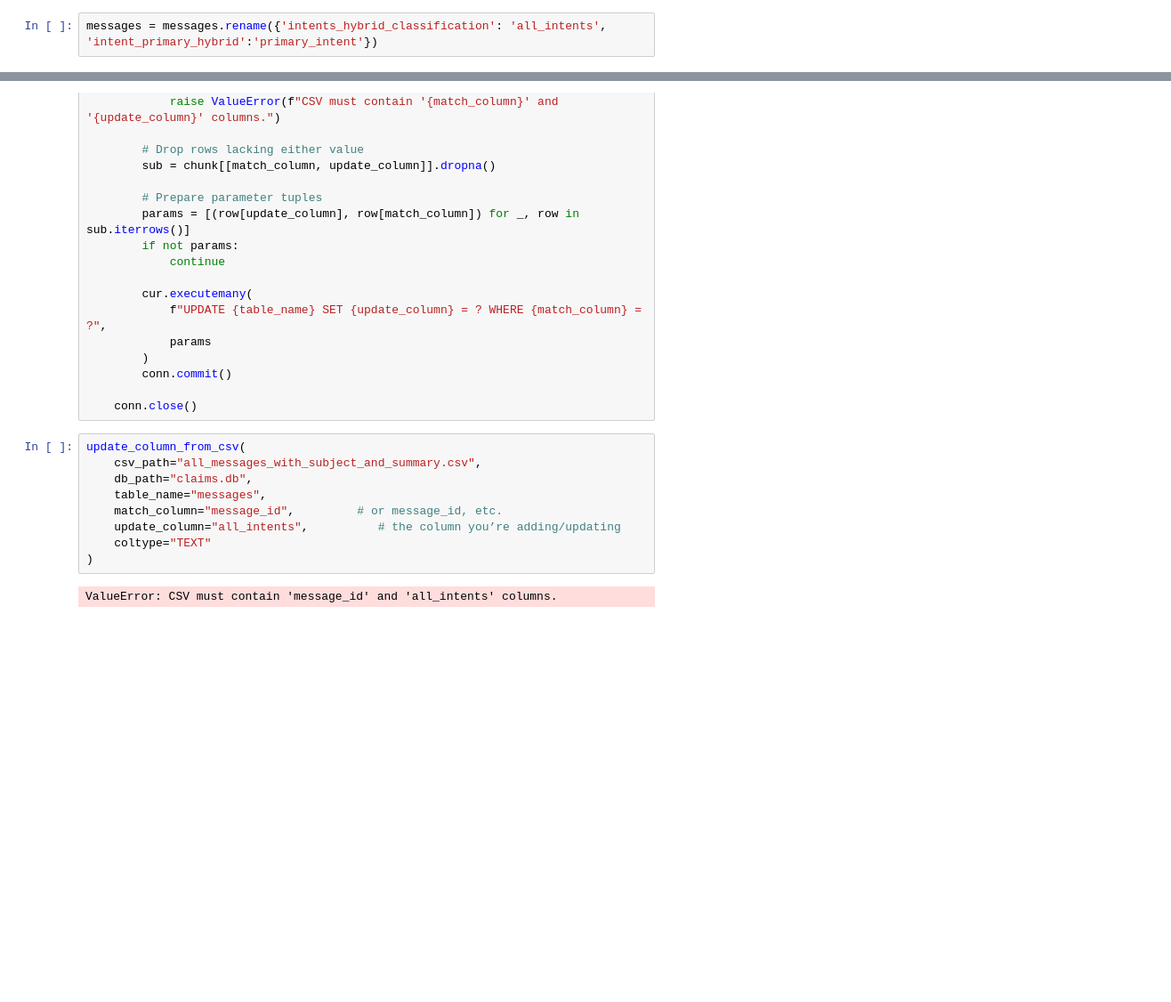
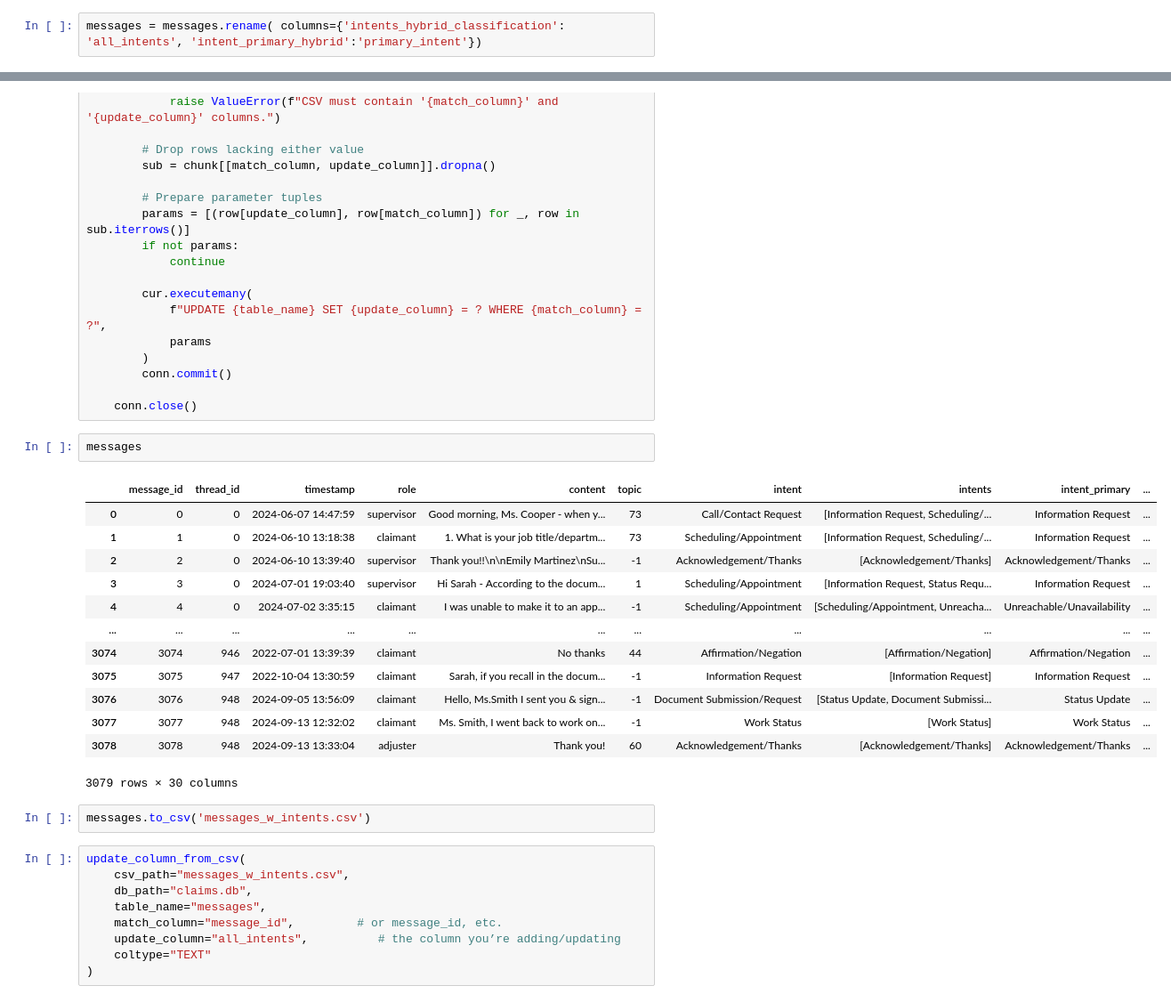
Before and after one commit to vanikanoria/Claims-Messages-to-Routing-System, a Jupyter notebook: get_intents.ipynb, the cells around one changed output, grey strips where cells are left out. Shown at 89% size. Drawn from its saved outputs; the diff is of its cells as text; blank space fills up the shorter version.

```diff
--- a/topic_modeling.ipynb
+++ b/get_intents.ipynb
@@ -1045,7 +1045,7 @@ plt.show()
 # %% [output]
 [figure]
 # %%
-messages = messages.rename({'intents_hybrid_classification': 'all_intents', 'intent_primary_hybrid':'primary_intent'})
+messages = messages.rename( columns={'intents_hybrid_classification': 'all_intents', 'intent_primary_hybrid':'primary_intent'})
 # %%
 messages = messages.reset_index().rename(columns={'index': 'message_id'})
 # %%
@@ -1112,14 +1112,30 @@ def update_column_from_csv(
         conn.commit()
 
     conn.close()
+# %%
+messages
+# %% [output]
+|  | message_id | thread_id | timestamp | role | content | topic | intent | intents | intent_primary | ... |
+| 0 | 0 | 0 | 2024-06-07 14:47:59 | supervisor | Good morning, Ms. Cooper - when y... | 73 | Call/Contact Request | [Information Request, Scheduling/... | Information Request | ... |
+| 1 | 1 | 0 | 2024-06-10 13:18:38 | claimant | 1. What is your job title/departm... | 73 | Scheduling/Appointment | [Information Request, Scheduling/... | Information Request | ... |
+| 2 | 2 | 0 | 2024-06-10 13:39:40 | supervisor | Thank you!!\n\nEmily Martinez\nSu... | -1 | Acknowledgement/Thanks | [Acknowledgement/Thanks] | Acknowledgement/Thanks | ... |
+| 3 | 3 | 0 | 2024-07-01 19:03:40 | supervisor | Hi Sarah - According to the docum... | 1 | Scheduling/Appointment | [Information Request, Status Requ... | Information Request | ... |
+| 4 | 4 | 0 | 2024-07-02 3:35:15 | claimant | I was unable to make it to an app... | -1 | Scheduling/Appointment | [Scheduling/Appointment, Unreacha... | Unreachable/Unavailability | ... |
+| ... | ... | ... | ... | ... | ... | ... | ... | ... | ... | ... |
+| 3074 | 3074 | 946 | 2022-07-01 13:39:39 | claimant | No thanks | 44 | Affirmation/Negation | [Affirmation/Negation] | Affirmation/Negation | ... |
+| 3075 | 3075 | 947 | 2022-10-04 13:30:59 | claimant | Sarah, if you recall in the docum... | -1 | Information Request | [Information Request] | Information Request | ... |
+| 3076 | 3076 | 948 | 2024-09-05 13:56:09 | claimant | Hello, Ms.Smith I sent you & sign... | -1 | Document Submission/Request | [Status Update, Document Submissi... | Status Update | ... |
+| 3077 | 3077 | 948 | 2024-09-13 12:32:02 | claimant | Ms. Smith, I went back to work on... | -1 | Work Status | [Work Status] | Work Status | ... |
+| 3078 | 3078 | 948 | 2024-09-13 13:33:04 | adjuster | Thank you! | 60 | Acknowledgement/Thanks | [Acknowledgement/Thanks] | Acknowledgement/Thanks | ... |
+3079 rows × 30 columns
+# %%
+messages.to_csv('messages_w_intents.csv')
 # %%
 update_column_from_csv(
-    csv_path="all_messages_with_subject_and_summary.csv",
+    csv_path="messages_w_intents.csv",
     db_path="claims.db",
     table_name="messages",
     match_column="message_id",         # or message_id, etc.
     update_column="all_intents",          # the column you’re adding/updating
     coltype="TEXT"
 )
-# %% [output]
-ValueError: CSV must contain 'message_id' and 'all_intents' columns.
```
Also changed, not shown: parts of 2 cells of this notebook, 7 other files.
